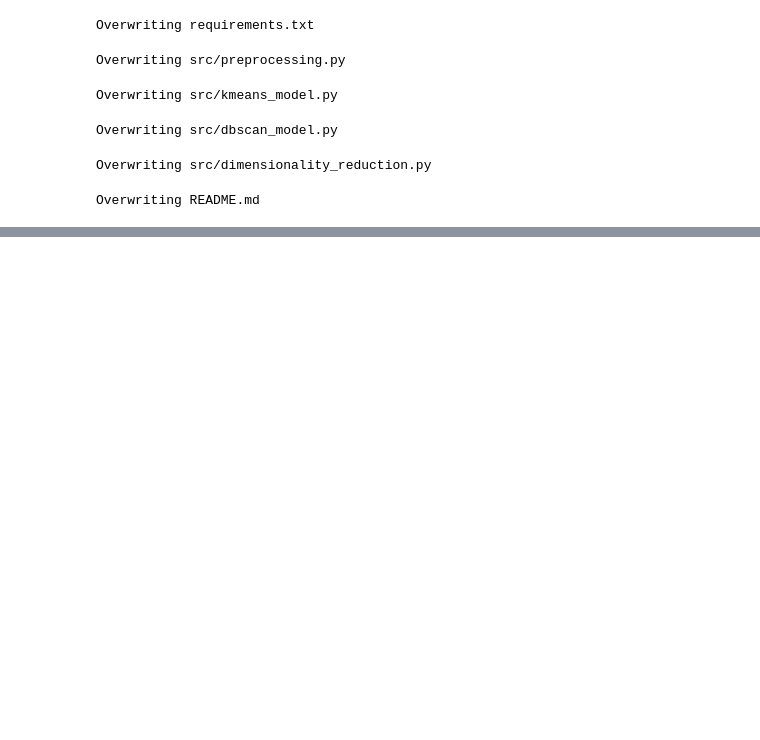
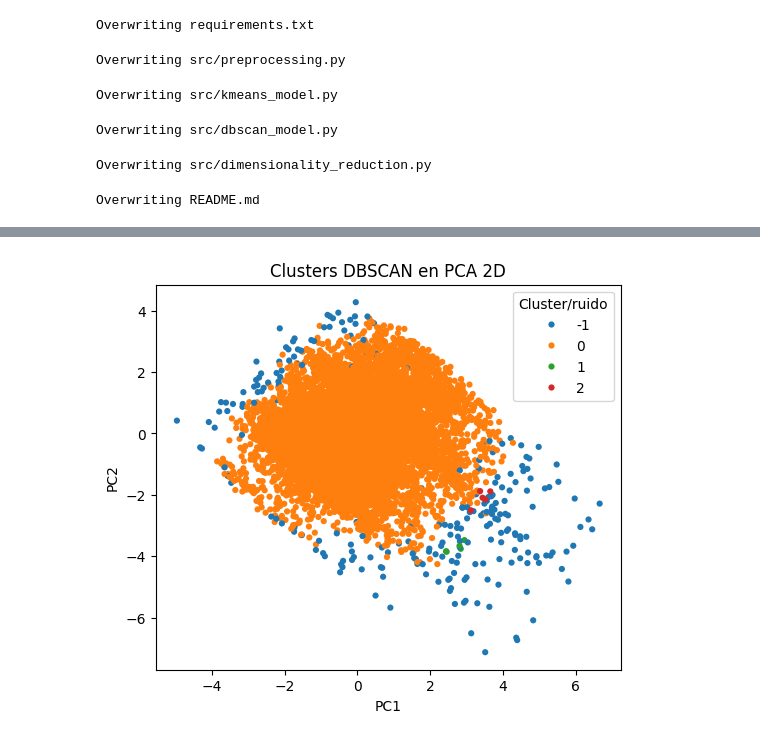
Before and after one commit to angelyambaycher/Taller_Semana_3, a Jupyter notebook: notebooks/Taller_Colaborativo_Semana3.ipynb, the cells around one changed output, grey strips where cells are left out. Saved outputs shown, nothing was run; the diff lists cells and outputs as text; code cells hidden in the pictures; blank space fills up the shorter version.

```diff
--- a/notebooks/Taller_Colaborativo_Semana3.ipynb
+++ b/notebooks/Taller_Colaborativo_Semana3.ipynb
@@ -222,0 +433,20 @@ Overwriting README.md
+# %%
+##DBSCAN en PCA 2D
+plt.figure(figsize=(6,5))
+sns.scatterplot(
+    x=X_pca[:, 0],
+    y=X_pca[:, 1],
+    hue=labels_dbscan,
+    palette='tab10',
+    s=20,
+    linewidth=0
+)
+plt.title("Clusters DBSCAN en PCA 2D")
+plt.xlabel("PC1")
+plt.ylabel("PC2")
+plt.legend(title="Cluster/ruido", loc="best")
+
+plt.savefig("figures/dbscan_pca.png", dpi=200, bbox_inches="tight")
+plt.show()
+# %% [output]
+[figure, added]
```
Also changed, not shown: parts of 17 cells of this notebook, 6 other files.
